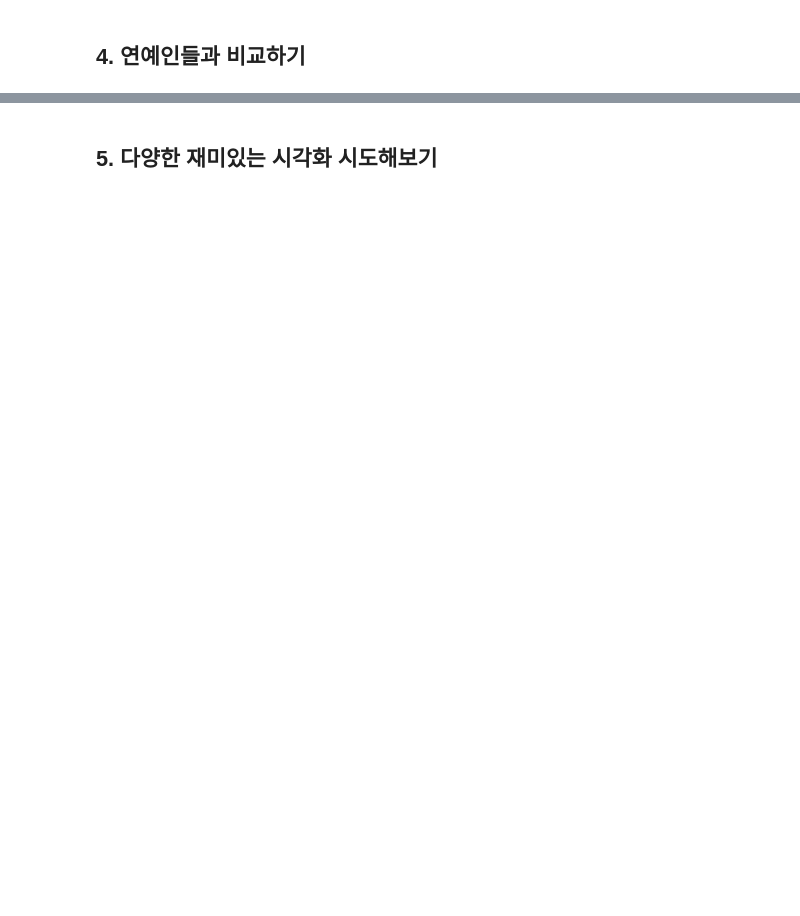
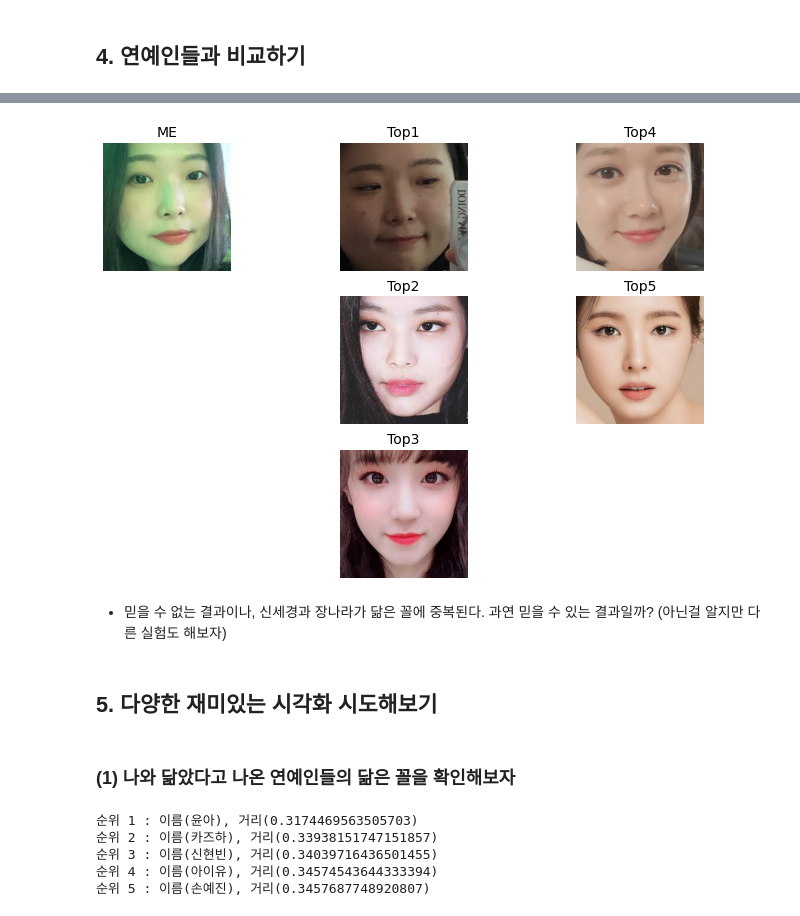
Before and after one commit to huiheee/AIFFEL, a Jupyter notebook: [GD_1] Find_a_celebrity_who_looks_like_you.ipynb, the cells around one changed output, grey strips where cells are left out. Saved outputs shown, nothing was run; the diff lists cells and outputs as text; code cells hidden in the pictures; blank space fills up the shorter version.

```diff
--- a/[GD_1] Find_a_celebrity_who_looks_like_you.ipynb
+++ b/[GD_1] Find_a_celebrity_who_looks_like_you.ipynb
@@ -206,2 +293,51 @@ get_nearest_face('obama')
+# %%
+fig = plt.figure(figsize=(12, 8))
+gs = gridspec.GridSpec(nrows=3, ncols=3, width_ratios=[1, 1, 1])
+
+ax1 = fig.add_subplot(gs[0, 0])
+ax1.set_title("ME", fontsize=14)
+ax1.imshow(me) # draw the first image
+ax1.axis("off")
+
+ax2 = fig.add_subplot(gs[0, 1])
+ax2.set_title("Top1", fontsize=14)
+ax2.imshow(top_1_me) # draw first image output
+ax2.axis("off")
+
+ax3 = fig.add_subplot(gs[1, 1])
+ax3.set_title("Top2", fontsize=14)
+ax3.imshow(top_2_me) # draw first image output
+ax3.axis("off")
+
+ax4 = fig.add_subplot(gs[2, 1])
+ax4.set_title("Top3", fontsize=14)
+ax4.imshow(top_3_me) # draw first image output
+ax4.axis("off")
+
+ax5 = fig.add_subplot(gs[0, 2])
+ax5.set_title("Top4", fontsize=14)
+ax5.imshow(top_4_me) # draw first image output
+ax5.axis("off")
+
+ax6 = fig.add_subplot(gs[1, 2])
+ax6.set_title("Top5", fontsize=14)
+ax6.imshow(top_5_me) # draw first image output
+ax6.axis("off")
+
+plt.show()
+# %% [output]
+[figure, added]
+# %% [markdown]
+- 믿을 수 없는 결과이나, 신세경과 장나라가 닮은 꼴에 중복된다. 과연 믿을 수 있는 결과일까? (아닌걸 알지만 다른 실험도 해보자)
 # %% [markdown]
 ## 5. 다양한 재미있는 시각화 시도해보기
+# %% [markdown]
+### (1)  나와 닮았다고 나온 연예인들의 닮은 꼴을 확인해보자
+# %%
+get_nearest_face('장나라')
+# %% [output]
+순위 1 : 이름(윤아), 거리(0.3174469563505703)
+순위 2 : 이름(카즈하), 거리(0.33938151747151857)
+순위 3 : 이름(신현빈), 거리(0.34039716436501455)
+순위 4 : 이름(아이유), 거리(0.34574543644333394)
+순위 5 : 이름(손예진), 거리(0.3457687748920807)
```
Also changed, not shown: parts of 53 cells of this notebook.
